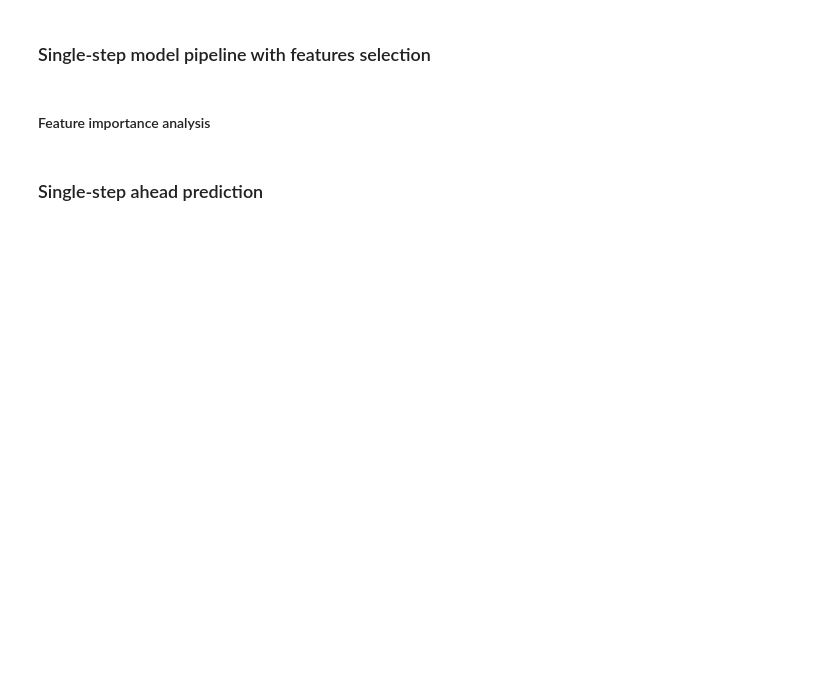
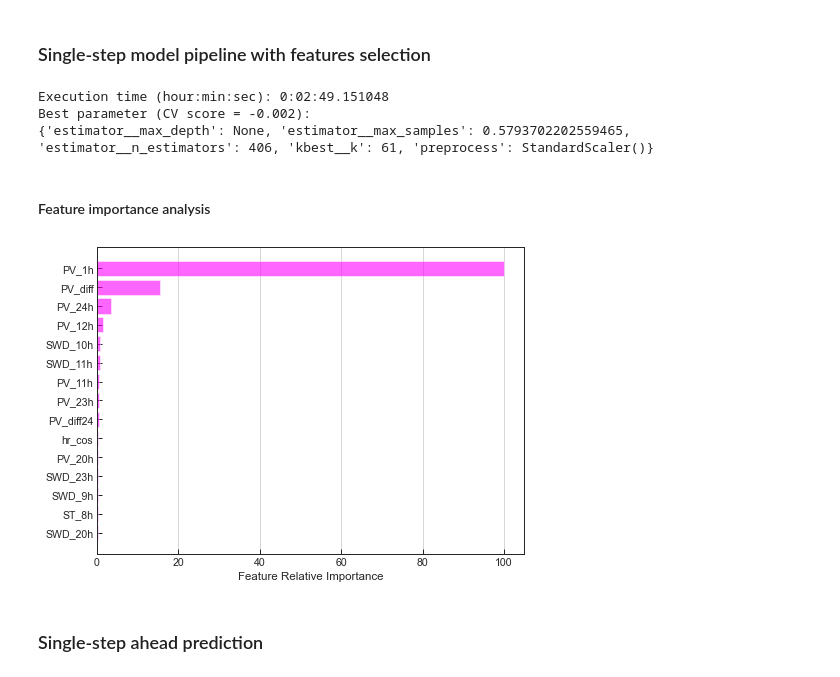
Before and after one commit to sarajcev/chained-regressors, a Jupyter notebook: model.ipynb, the cells around one changed output. Cells and saved outputs as stored; diff of their text form; code cells hidden in the pictures; blank space fills up the shorter version.

```diff
--- a/model.ipynb
+++ b/model.ipynb
@@ -304,7 +417,7 @@ print(X_test.shape, y_test.shape)
 # %% [markdown]
 ### Single-step model pipeline with features selection
 # %%
-model = 'SVR'  # 'RandomForest'
+model = 'RandomForest'
 # %%
 def exponential_sample_weights(num, shape=1.):
     """ Generating exponential sample weights
@@ -388,33 +501,39 @@ time_elapsed = time_end - time_start
 print('Execution time (hour:min:sec): {}'.format(str(dt.timedelta(seconds=time_elapsed))))
 print('Best parameter (CV score = {:.3f}):'.format(search.best_score_))
 print(search.best_params_)
+# %% [output]
+Execution time (hour:min:sec): 0:02:49.151048
+Best parameter (CV score = -0.002):
+{'estimator__max_depth': None, 'estimator__max_samples': 0.5793702202559465, 'estimator__n_estimators': 406, 'kbest__k': 61, 'preprocess': StandardScaler()}
 # %% [markdown]
 #### Feature importance analysis
 # %%
 if model == 'RandomForest':
     # Feature importance analysis with random forests
-    best_params = {'n_estimators': search.best_params_['forest__n_estimators'],
-                   'max_depth': search.best_params_['forest__max_depth'],
-                   'max_samples': search.best_params_['forest__max_samples'],
+    best_params = {'n_estimators': search.best_params_['estimator__n_estimators'],
+                   'max_depth': search.best_params_['estimator__max_depth'],
+                   'max_samples': search.best_params_['estimator__max_samples'],
                   }
     forest = RandomForestRegressor(criterion='mse', **best_params)
     forest.fit(X_train, y_train)
 
     TOP = 15
     feature_importance = forest.feature_importances_
     feature_importance = 100.0 * (feature_importance / feature_importance.max())
     sorted_idx = np.argsort(feature_importance)[-TOP:]
     pos = np.arange(sorted_idx.shape[0]) + .25
 
     # Plot relative feature importance
     fig, ax = plt.subplots(figsize=(7,5))
     ax.barh(pos, feature_importance[sorted_idx][-TOP:],
             align='center', color='magenta', alpha=0.6)
     plt.yticks(pos, X_train.columns[sorted_idx][-TOP:])
     ax.set_xlabel('Feature Relative Importance')
     ax.grid(axis='x')
     plt.tight_layout()
     plt.show()
+# %% [output]
+[figure, added]
 # %% [markdown]
 ### Single-step ahead prediction
 # %%
```
Also changed, not shown: parts of 17 cells of this notebook, 1 other file.
